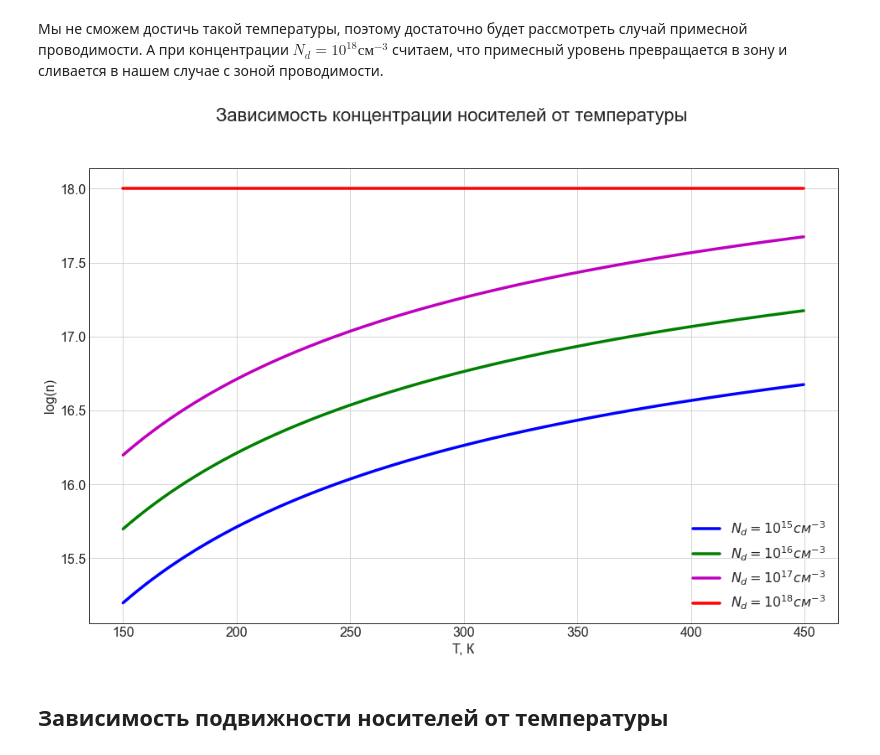
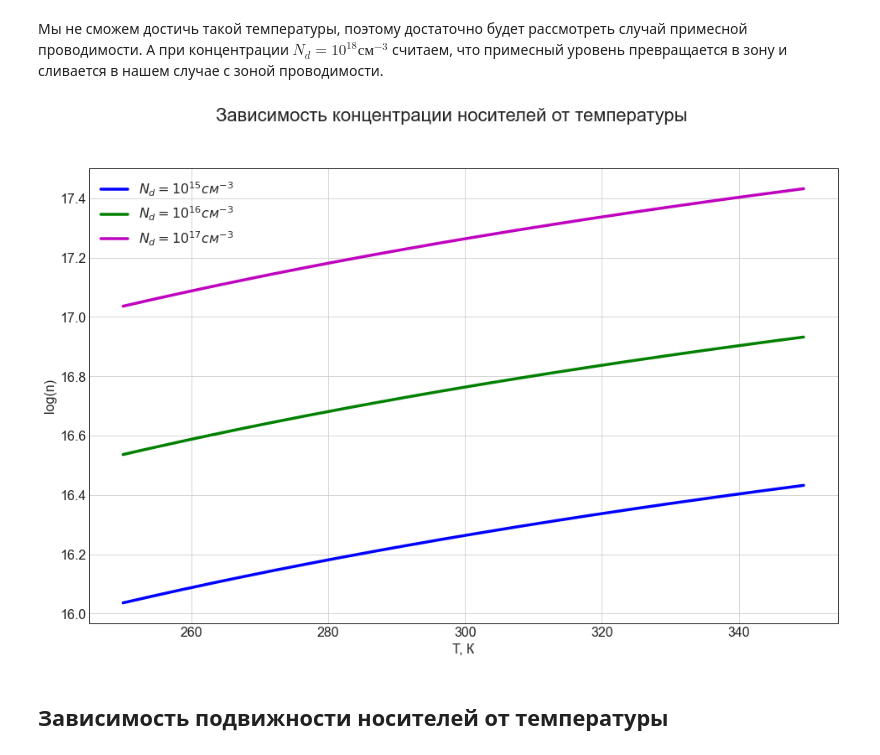
Before and after one commit to Damirpm/Hall_effect, a Jupyter notebook: Hall_model.ipynb, the cells around one changed output. Saved outputs shown, nothing was run; the diff lists cells and outputs as text; code cells hidden in the pictures.

```diff
--- a/Hall_model.ipynb
+++ b/Hall_model.ipynb
@@ -59,41 +61,41 @@ print(T1, 'К')
 Мы не сможем достичь такой температуры, поэтому достаточно будет рассмотреть случай примесной проводимости. А при концентрации $N_d = 10^{18} см^{-3}$ считаем, что примесный уровень превращается в зону и сливается в нашем случае с зоной проводимости.
 # %%
 #Инетрвал температур
-T = np.arange(150., 450, 0.5)
+T = np.arange(250, 350, 0.5)
 
 Nc = 6.2*10**(15)*T**(3/2) #Эффективная плотность состояний в зоне проводимости [cm^(-3)]
 
 #Рассчеты
 
 #Концентрации электронов в зоне проводимости для различных концентраций примеси
 n1 = np.sqrt(Nc*Nd[0]/2)*np.exp((-Ed)/(k*T))
 n2 = np.sqrt(Nc*Nd[1]/2)*np.exp((-Ed)/(k*T))
 n3 = np.sqrt(Nc*Nd[2]/2)*np.exp((-Ed)/(k*T))
-n4 = Nd[3]*np.ones(np.size(T)) + Nc*np.exp((-dE)/(k*T))
+#n4 = Nd[3]*np.ones(np.size(T)) + Nc*np.exp((-dE)/(k*T))
 
 #Графики
 
 f, ax = plt.subplots()
 f.suptitle(r'Зависимость концентрации носителей от температуры')
 
 plt.plot(T, np.log10(n1), 'b-', linewidth = 3.5, label = r'$N_d = 10^{15} см^{-3}$')
 plt.plot(T, np.log10(n2), 'g-', linewidth = 3.5, label = r'$N_d = 10^{16} см^{-3}$')
 plt.plot(T, np.log10(n3), 'm-', linewidth = 3.5, label = r'$N_d = 10^{17} см^{-3}$')
-plt.plot(T, np.log10(n4), 'r-', linewidth = 3.5, label = r'$N_d = 10^{18} см^{-3}$')
+#plt.plot(T, np.log10(n4), 'r-', linewidth = 3.5, label = r'$N_d = 10^{18} см^{-3}$')
 
 #Подписи осей
 plt.xlabel("T, К")
 plt.ylabel(r'log(n)')
 
 #Легенда
 ax.legend(loc = 'best')
 
 #Сетка
 plt.grid(True)
 
 plt.show()
 # %% [output]
-[figure, old version]
+[figure, new version]
 # %% [markdown]
 ## Зависимость подвижности носителей от температуры
 # %% [markdown]
```
Also changed, not shown: parts of 17 cells of this notebook.
